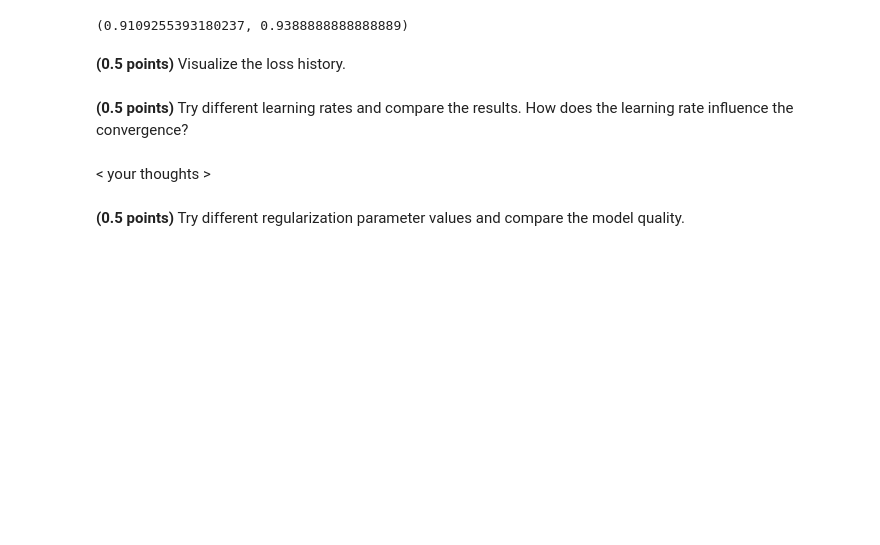
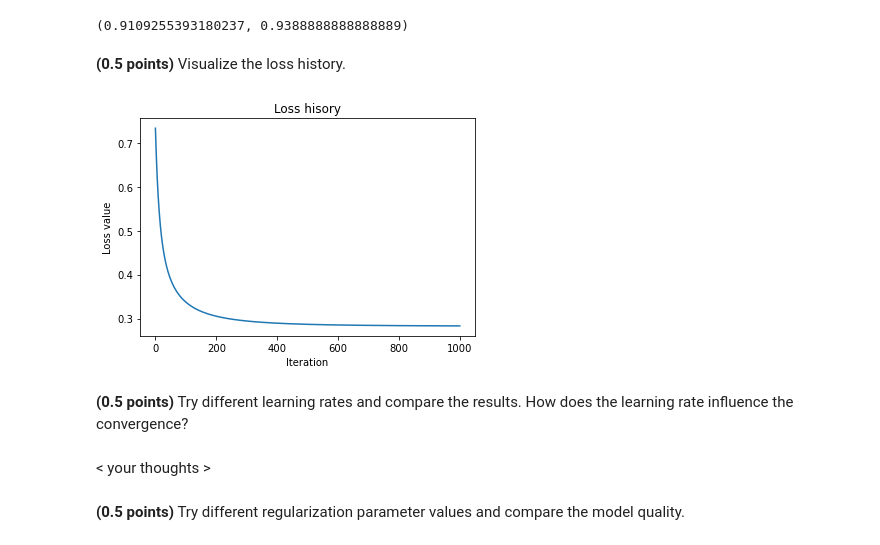
Before and after one commit to KateChubarova/ml-intro, a Jupyter notebook: 5_classification_linear_knn/hw_classification.ipynb, the cells around one changed output. Drawn from its saved outputs; the diff is of its cells as text; code cells hidden in the pictures; blank space fills up the shorter version.

```diff
--- a/5_classification_linear_knn/hw_classification.ipynb
+++ b/5_classification_linear_knn/hw_classification.ipynb
@@ -244,3 +225,15 @@ assert min(train_acc, test_acc) > 0.9
+# %%
+loss = model.loss
+N = len(loss)
+x = list(range(N))
+
+plt.title("Loss hisory")
+plt.xlabel("Iteration")
+plt.ylabel("Loss value")
+plt.plot(x, loss)
+plt.show()
+# %% [output]
+[figure, added]
 # %% [markdown]
 **(0.5 points)** Try different learning rates and compare the results. How does the learning rate influence the convergence?
 # %%
```
Also changed, not shown: parts of 9 cells of this notebook.
